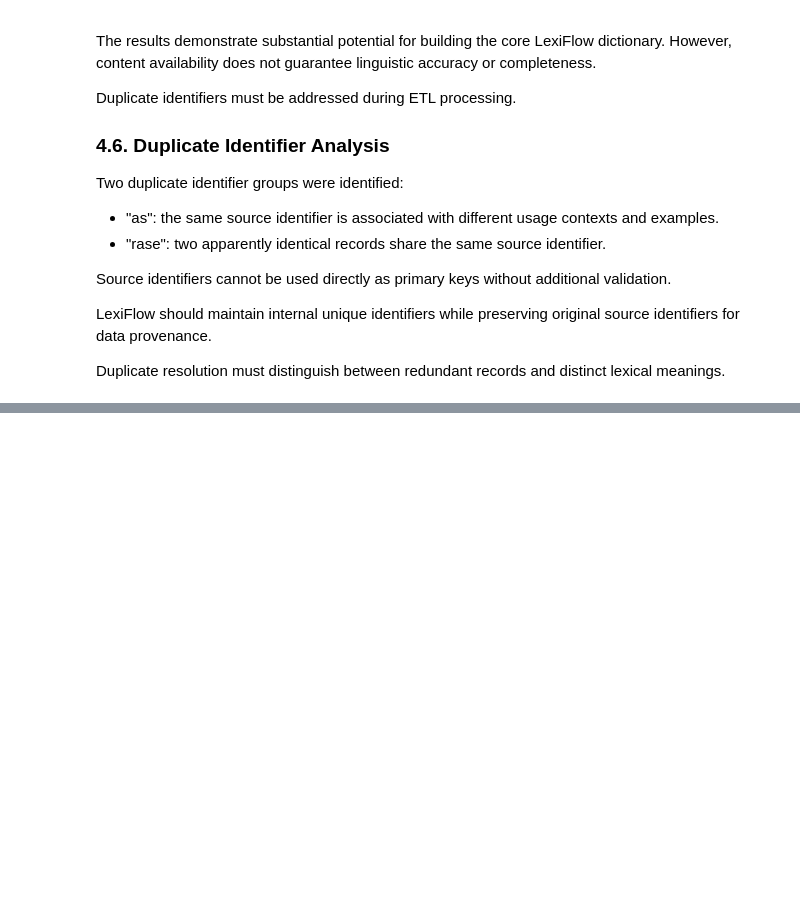
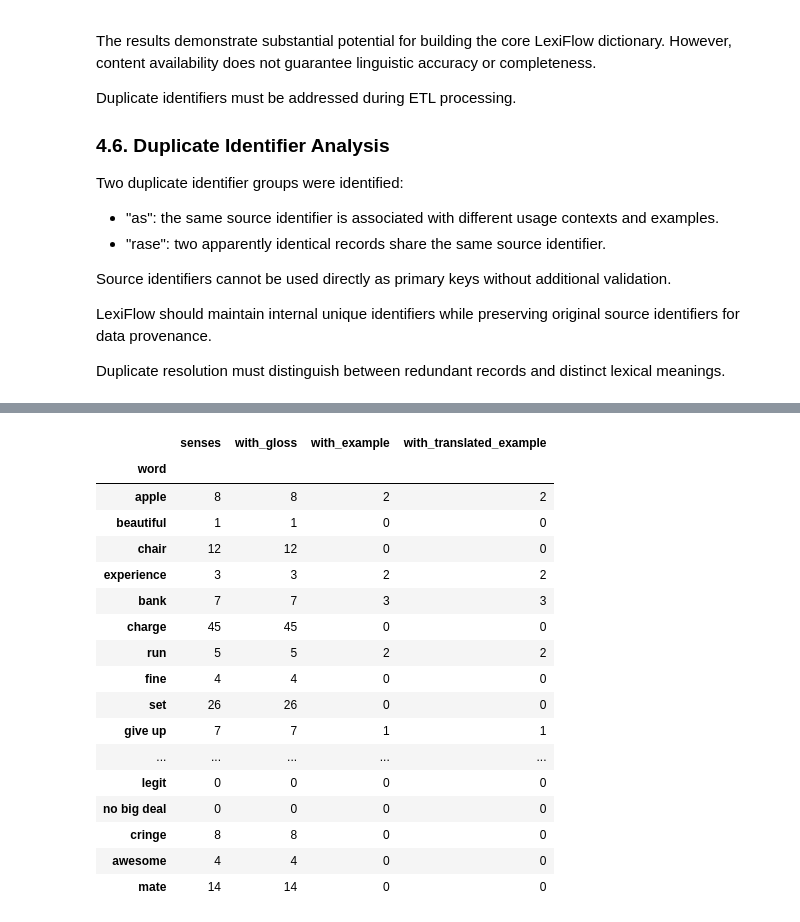
Before and after one commit to Lizalip/Lexiflow, a Jupyter notebook: research/notebooks/01_source_audit.ipynb, the cells around one changed output, grey strips where cells are left out. Cells and saved outputs as stored; diff of their text form; code cells hidden in the pictures; blank space fills up the shorter version.

```diff
--- a/research/notebooks/01_source_audit.ipynb
+++ b/research/notebooks/01_source_audit.ipynb
@@ -592,0 +807,60 @@ records and distinct lexical meanings.
+# %%
+vocabulary_groups = {
+    "Common vocabulary": [
+        "apple", "beautiful", "chair", "experience"
+    ],
+    "Polysemous words": [
+        "bank", "charge", "run", "fine", "set"
+    ],
+    "Phrasal verbs": [
+        "give up", "put off", "look up", "figure out"
+    ],
+    "Idioms": [
+        "spill the beans", "break the ice", "piece of cake"
+    ],
+    "Informal and regional vocabulary": [
+        "low-key", "gonna", "bloke", "legit",
+        "no big deal", "cringe", "awesome", "mate"
+    ]
+}
+
+test_words = [
+    word
+    for words in vocabulary_groups.values()
+    for word in words
+]
+
+word_analysis = (
+    df_senses[df_senses["word"].isin(test_words)]
+    .groupby("word")
+    .agg(
+        senses=("id", "size"),
+        with_gloss=("has_gloss", "sum"),
+        with_example=("has_example", "sum"),
+        with_translated_example=("has_translated_example", "sum")
+    )
+    .reindex(test_words)
+    .fillna(0)
+    .astype(int)
+)
+
+word_analysis
+# %% [output]
+|  | senses | with_gloss | with_example | with_translated_example |
+| word |  |  |  |  |
+| apple | 8 | 8 | 2 | 2 |
+| beautiful | 1 | 1 | 0 | 0 |
+| chair | 12 | 12 | 0 | 0 |
+| experience | 3 | 3 | 2 | 2 |
+| bank | 7 | 7 | 3 | 3 |
+| charge | 45 | 45 | 0 | 0 |
+| run | 5 | 5 | 2 | 2 |
+| fine | 4 | 4 | 0 | 0 |
+| set | 26 | 26 | 0 | 0 |
+| give up | 7 | 7 | 1 | 1 |
+| ... | ... | ... | ... | ... |
+| legit | 0 | 0 | 0 | 0 |
+| no big deal | 0 | 0 | 0 | 0 |
+| cringe | 8 | 8 | 0 | 0 |
+| awesome | 4 | 4 | 0 | 0 |
+| mate | 14 | 14 | 0 | 0 |
```
Also changed, not shown: parts of 13 cells of this notebook.
